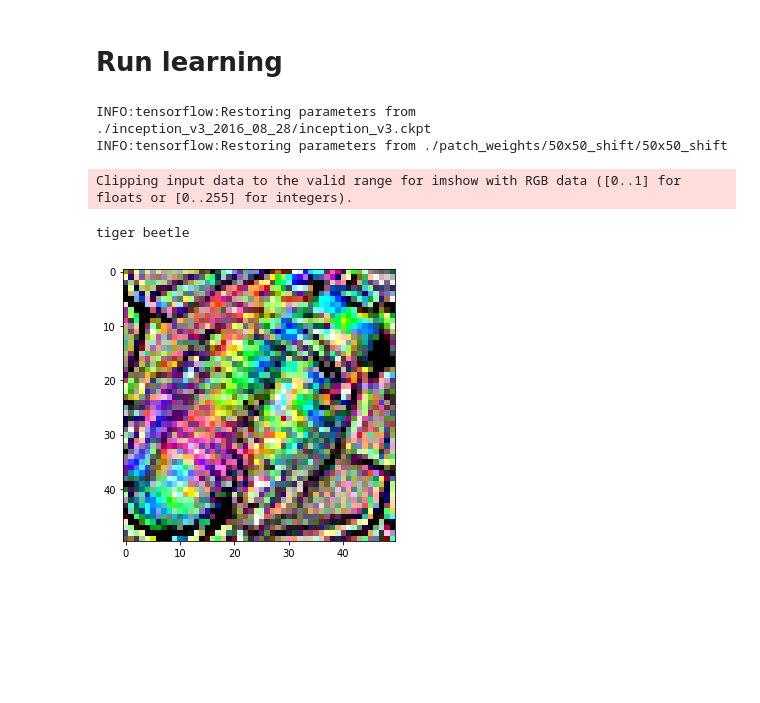
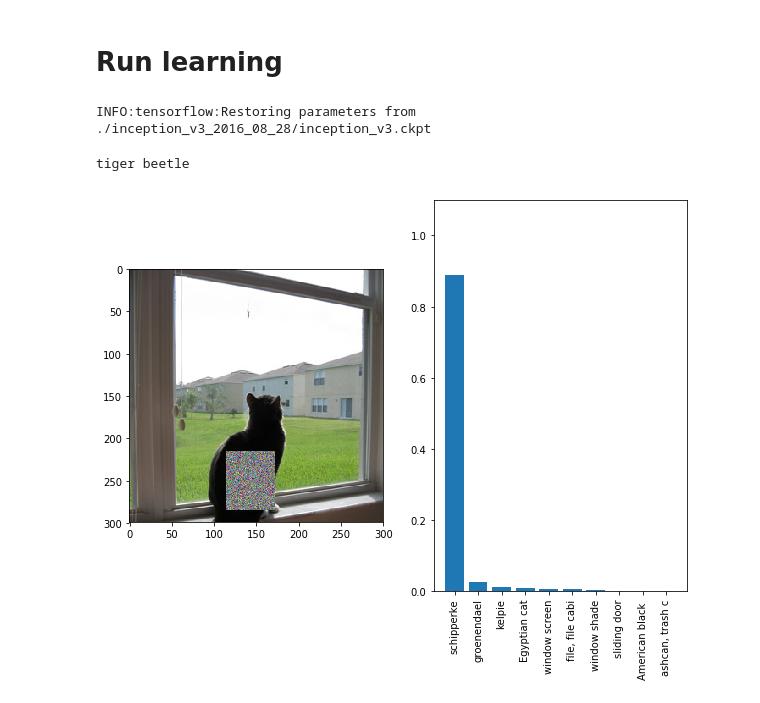
Before and after one commit to SlavaInder/209AS_Adversarial_Patch, a Jupyter notebook: python_files/main.ipynb, the cells around one changed output. Saved outputs shown, nothing was run; the diff lists cells and outputs as text; code cells hidden in the pictures; blank space fills up the shorter version.

```diff
--- a/python_files/main.ipynb
+++ b/python_files/main.ipynb
@@ -61,7 +61,7 @@ img4_path = ''
 img5_path = './ImageNet/EJxGm89VUAERo8e.jpg'
 img6_path = './ImageNet/flowers.jpg'
 
-number_of_images = 3
+number_of_images = 2
 my_raw_pillow_images = []
 
 for i in range(number_of_images):
@@ -75,7 +75,7 @@ train_set = image_utils.preprocessing(my_raw_pillow_images)
 # specify the patch size, mean, std
 mean = 0
 std = 0.3
-size = 50
+size = 70
 
 # get patch initializer
 patch_init = np.random.normal(mean, std, (size, size, 3))
@@ -214,19 +214,19 @@ writer = tf.summary.FileWriter('./graphs', tf.get_default_graph())
 # %% [markdown]
 # Run learning
 # %%
-num_steps = 1
+num_steps = 6000
 
 # specify whether we start to learn new patch or continue from a checkpoint
 load_patch = True
 # specify whether to save patch
-save_patch = False
+save_patch = True
 
 my_feed_dict = {
     x_shifts: 0,
     y_shifts: 0,
     start: 0,
-    thickness: 0,
-    learning_rate: 1e-3,
+    thickness: 14,
+    learning_rate: 1,
     target_class: 300,
     train_images: train_set
 }
@@ -236,33 +236,46 @@ with tf.Session() as sess:
     inception_saver.restore(sess, './inception_v3_2016_08_28/inception_v3.ckpt')
 
     if load_patch:
-        patch_saver.restore(sess, './patch_weights/50x50_shift/50x50_shift')
+        patch_saver.restore(sess, './patch_weights/70x70_mb_sgd/70x70_mb_sgd')
     else:
         # run the variable initializer operation
         sess.run(patch_initializer)
 
-#     # make gradient updates
-#     for i in range(num_steps):
-#         # sample fold
-#         my_feed_dict[start] = np.random.randint(0, 39)
-#         my_feed_dict[thickness] = np.random.randint(1, 10)
+    # make gradient updates
+    for i in range(num_steps):
+        # sample fold
+        my_feed_dict[start] = np.random.randint(0, 54)
+        my_feed_dict[thickness] = np.random.randint(1, 14)
 
-#         # sample location
-#         my_feed_dict[x_shifts] = np.random.randint(0, 240)
-#         my_feed_dict[y_shifts] = np.random.randint(0, 240)
+        # sample location
+        my_feed_dict[x_shifts] = np.random.randint(0, 220)
+        my_feed_dict[y_shifts] = np.random.randint(0, 220)
 
-#         # optim_step is operation, not variable; it updates x_hat
-#         _, loss_value = sess.run([optim_step, sum_loss], feed_dict=my_feed_dict)
+        # sample images:
+        indices = np.random.randint(1, 10, size=2)
+        my_raw_pillow_images = []
+        for i in indices:
+            my_raw_pillow_images.append(PIL.Image.open('./ImageNet/content/cats/cat' + str(i) + '.jpg'))
+            my_raw_pillow_images.append(PIL.Image.open('./ImageNet/content/ships/ship' + str(i) + '.jpg'))
 
-#         # print loss
-#         if (i+1) % 5 == 0: print('step %d, loss=%g' % (i+1, loss_value))
+        train_set = image_utils.preprocessing(my_raw_pillow_images)
+        my_feed_dict[train_images] = train_set
 
-#         if (i+1) % 1000 == 0:
-#             my_feed_dict[learning_rate] *= 0.5
 
-#         # checkpoint
-#         if (i+1) % 50 == 0 and save_patch:
-#             patch_saver.save(sess, './patch_weights/50x50_shift/50x50_shift')
+
+
+        # optim_step is operation, not variable; it updates x_hat
+        _, loss_value = sess.run([optim_step, sum_loss], feed_dict=my_feed_dict)
+
+        # print loss
+        if (i+1) % 5 == 0: print('step %d, loss=%g' % (i+1, loss_value))
+
+        if (i+1) % 1000 == 0:
+            my_feed_dict[learning_rate] *= 0.5
+
+        # checkpoint
+        if (i+1) % 50 == 0 and save_patch:
+            patch_saver.save(sess, './patch_weights/70x70_mb_sgd/70x70_mb_sgd')
 
     # let's get the patch
     ex_naive_patch = sess.run(naive_patch, feed_dict=my_feed_dict)
@@ -277,20 +290,18 @@ with tf.Session() as sess:
         patch_saver.save(sess, './patch_weights/50x50_shift/50x50_shift')
 # %% [output]
 INFO:tensorflow:Restoring parameters from ./inception_v3_2016_08_28/inception_v3.ckpt
-INFO:tensorflow:Restoring parameters from ./patch_weights/50x50_shift/50x50_shift
 # %%
 #image_utils.plot_adversarial_image(ex_adv_image.reshape(300, 300, 3))
 
 image_num = 2
 print(imagenet_labels[300])
 post_proc_adv_images = image_utils.postprocessing(ex_adv_images)
-post_proc_patch = image_utils.postprocessing(ex_naive_patch)
-image_utils.show_image(post_proc_patch)
-#image_utils.show_probs(post_proc_adv_images[image_num], ex_adv_probs[image_num], imagenet_labels, target_class=300)
+# post_proc_patch = image_utils.postprocessing(ex_naive_patch)
+# image_utils.show_image(post_proc_patch)
+image_utils.show_probs(post_proc_adv_images[image_num], ex_adv_probs[image_num], imagenet_labels, target_class=300)
 # %% [output]
-Clipping input data to the valid range for imshow with RGB data ([0..1] for floats or [0..255] for integers).
+tiger beetle
-tiger beetle
-[figure, old version]
+[figure, new version]
 # %%
 @tf.function
 def fold(array_images, starting, thickness):
```
Also changed, not shown: 4 other files.
